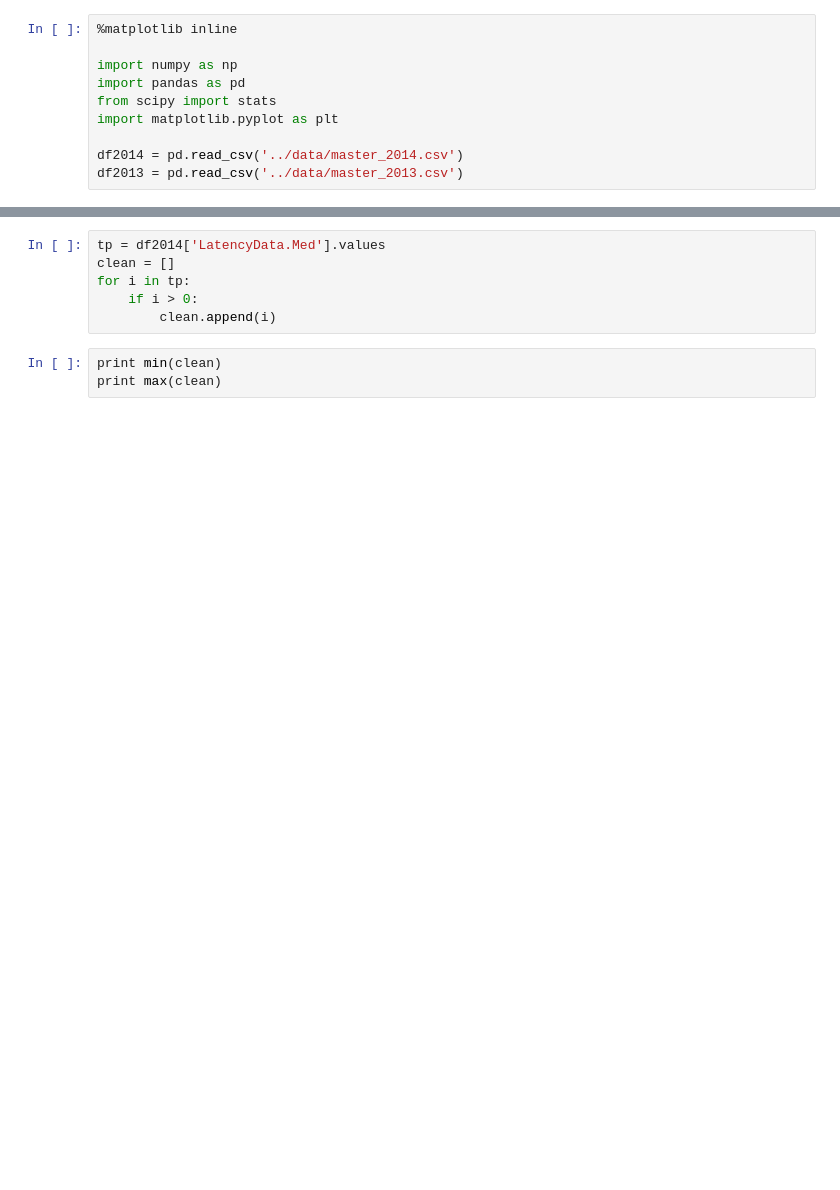
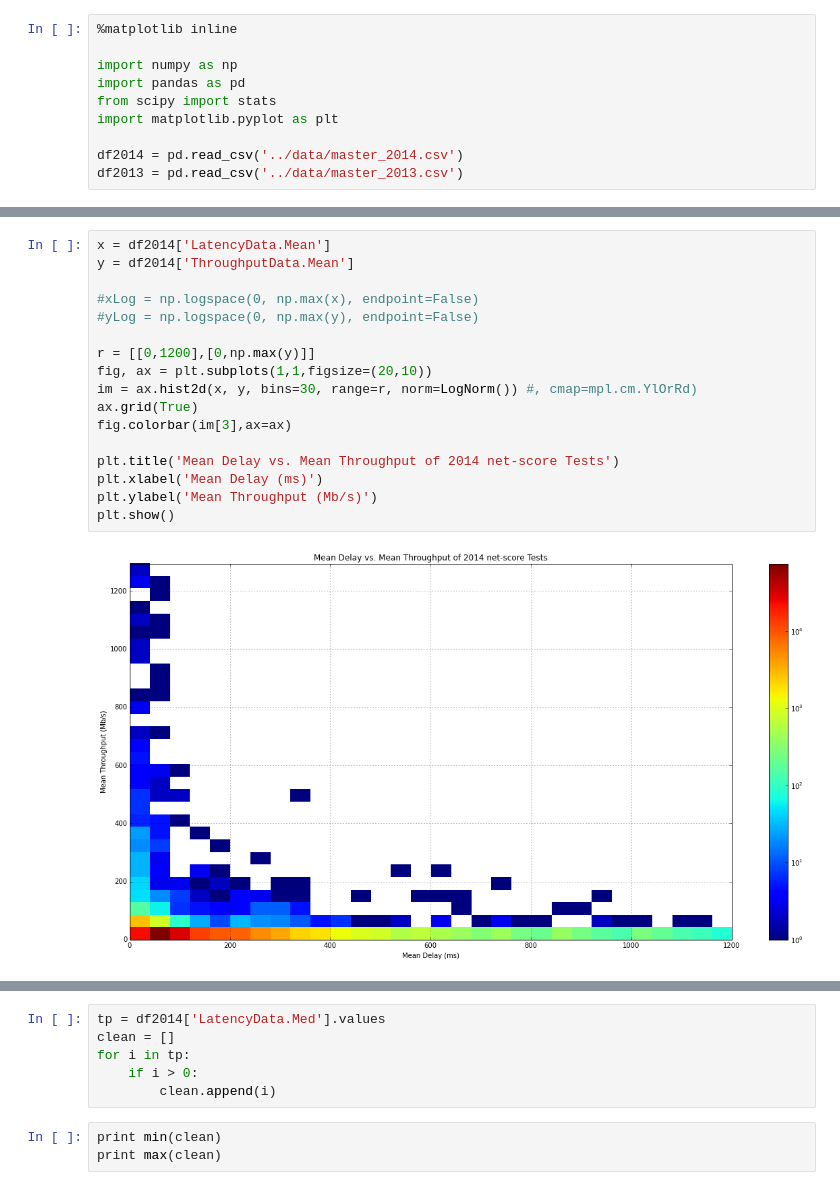
Before and after one commit to amirunpri2018/net-score, a Jupyter notebook: notebooks/DCH-v4.ipynb, the cells around one changed output, grey strips where cells are left out. Saved outputs shown, nothing was run; the diff lists cells and outputs as text; blank space fills up the shorter version.

```diff
--- a/notebooks/DCH-v4.ipynb
+++ b/notebooks/DCH-v4.ipynb
@@ -58,0 +78,19 @@ plt.show()
+# %%
+x = df2014['LatencyData.Mean']
+y = df2014['ThroughputData.Mean']
+
+#xLog = np.logspace(0, np.max(x), endpoint=False)
+#yLog = np.logspace(0, np.max(y), endpoint=False)
+
+r = [[0,1200],[0,np.max(y)]]
+fig, ax = plt.subplots(1,1,figsize=(20,10))
+im = ax.hist2d(x, y, bins=30, range=r, norm=LogNorm()) #, cmap=mpl.cm.YlOrRd)
+ax.grid(True)
+fig.colorbar(im[3],ax=ax)
+
+plt.title('Mean Delay vs. Mean Throughput of 2014 net-score Tests')
+plt.xlabel('Mean Delay (ms)')
+plt.ylabel('Mean Throughput (Mb/s)')
+plt.show()
+# %% [output]
+[figure, added]
```
Also changed, not shown: parts of 10 cells of this notebook, 4 other files.
